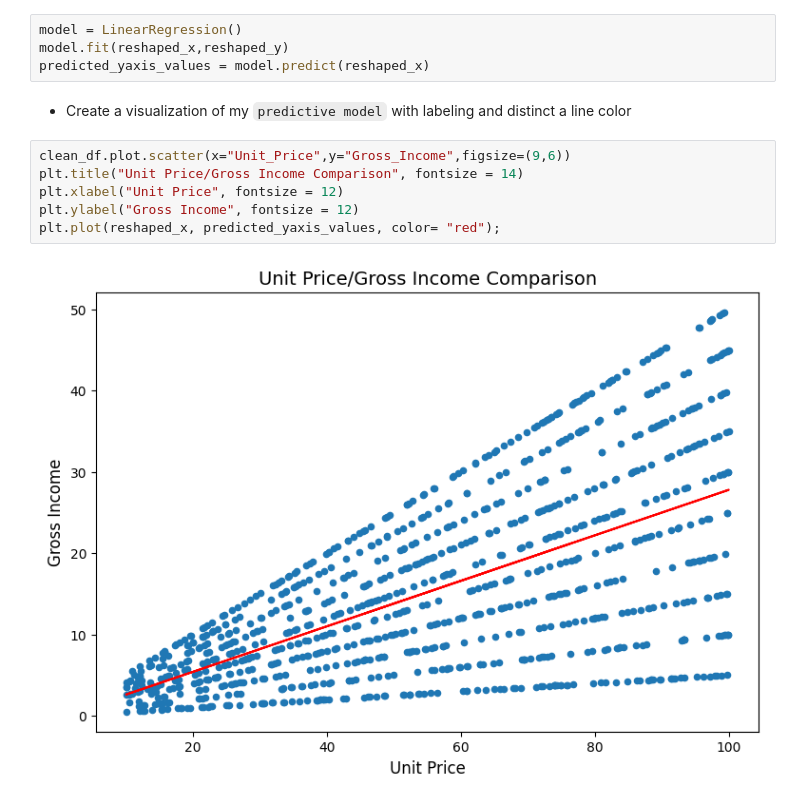
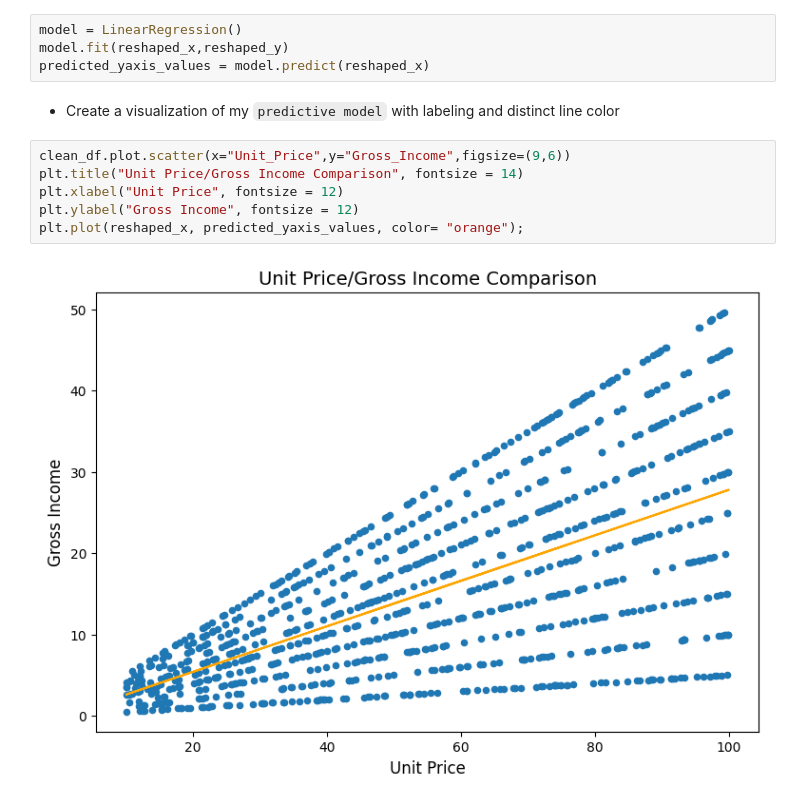
Before and after one commit to Nathan-Seeley/exploratory_data_analysis, a Jupyter notebook: sales_analysis.ipynb, the cells around one changed output. Cells and saved outputs as stored; diff of their text form.

```diff
--- a/sales_analysis.ipynb
+++ b/sales_analysis.ipynb
@@ -256,12 +256,12 @@ model = LinearRegression()
 model.fit(reshaped_x,reshaped_y)
 predicted_yaxis_values = model.predict(reshaped_x)
 # %% [markdown]
-* Create a visualization of my `predictive model` with labeling and distinct a line color
+* Create a visualization of my `predictive model` with labeling and distinct line color
 # %%
 clean_df.plot.scatter(x="Unit_Price",y="Gross_Income",figsize=(9,6))
 plt.title("Unit Price/Gross Income Comparison", fontsize = 14)
 plt.xlabel("Unit Price", fontsize = 12)
 plt.ylabel("Gross Income", fontsize = 12)
-plt.plot(reshaped_x, predicted_yaxis_values, color= "red");
+plt.plot(reshaped_x, predicted_yaxis_values, color= "orange");
 # %% [output]
-[figure, old version]
+[figure, new version]
```
Also changed, not shown: parts of 1 cell of this notebook.
